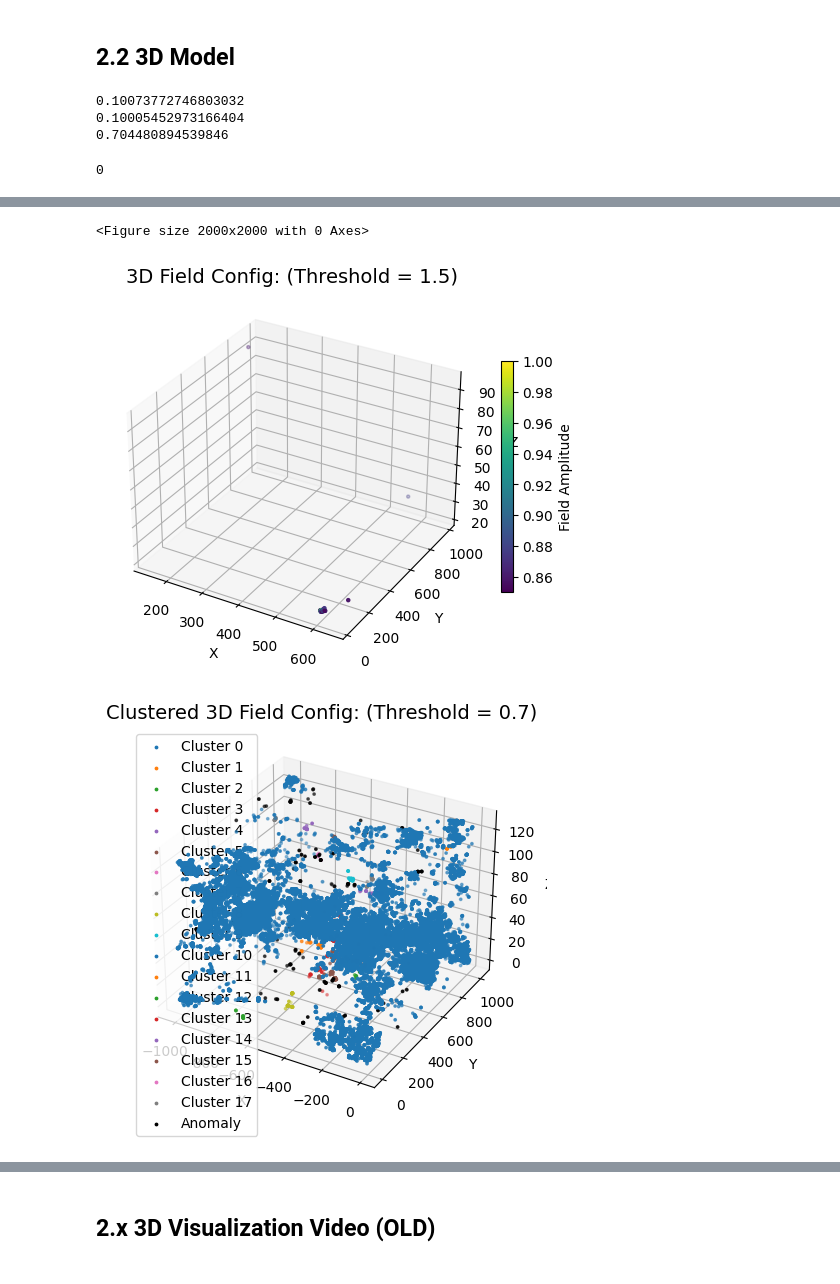
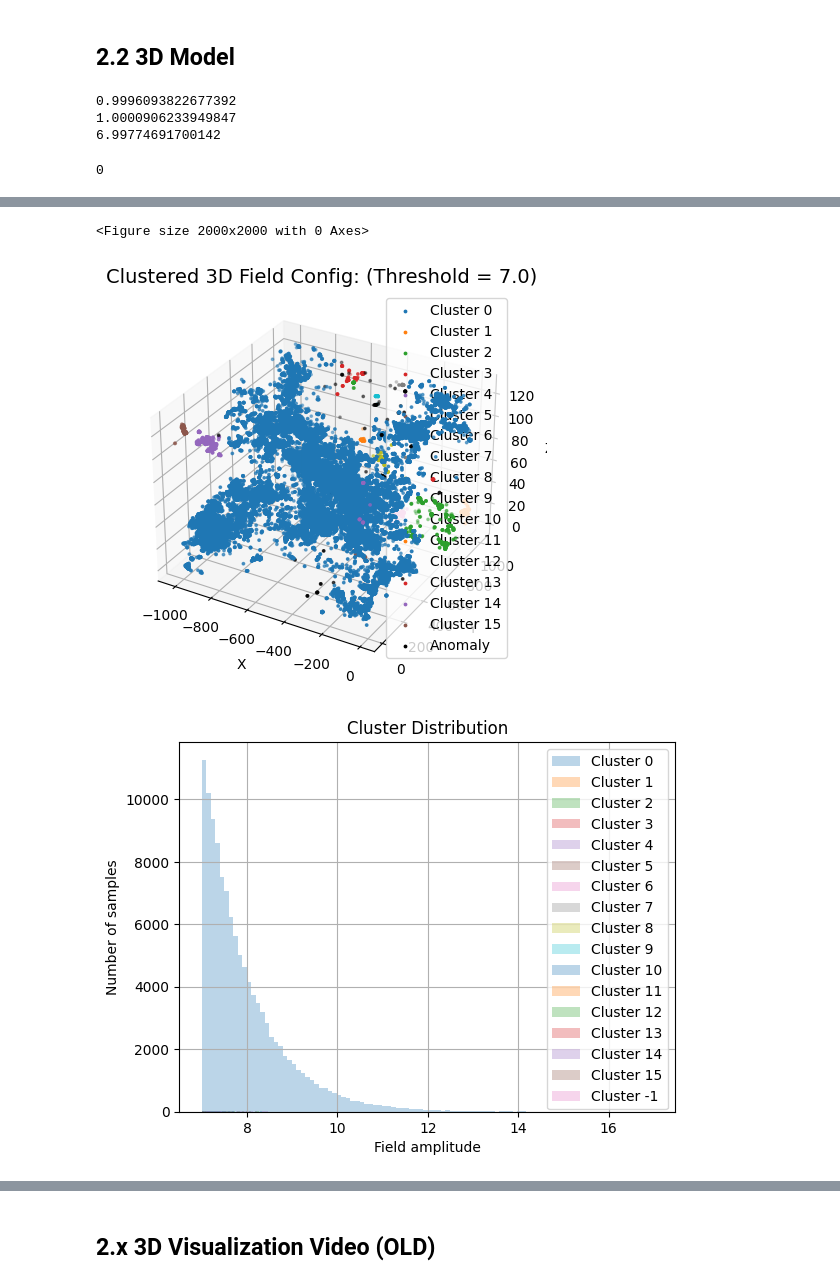
Before and after one commit to khchoi-physik/pbh_simulations, a Jupyter notebook: GRF_v3.ipynb, the cells around one changed output, grey strips where cells are left out. Saved outputs shown, nothing was run; the diff lists cells and outputs as text; code cells hidden in the pictures.

```diff
--- a/GRF_v3.ipynb
+++ b/GRF_v3.ipynb
@@ -648,7 +648,7 @@ chunk_size = 2**8
 mean = 0      # Mean
 std_dev = 1   # Standard deviation
 # Parameters for exponential decay
-decay_rate = 10
+decay_rate = 1
 # %% [markdown]
 ## 2.1 2D Model
 # %%
@@ -751,15 +751,15 @@ print(sigma_cutoff_3d)
 del grf, all_points_3d
 gc.collect()
 # %% [output]
-0.10073772746803032
-0.10005452973166404
-0.704480894539846
+0.9996093822677392
+1.0000906233949847
+6.99774691700142
 0
 # %%
 # @title 3D Visualization and Clustering
 threshold_ratio = 0.85
 plot_exprf_2d(exprf[:,:,0], ratio= threshold_ratio, min_val=0, max_val= 1 ) # Exponentially distorted field
-plot_3d_scatter_field(exprf, threshold = threshold_ratio)
+#plot_3d_scatter_field(exprf, threshold = threshold_ratio)
 dbscan_3d, mask_3d, positions_3d = DB_SCAN_3D(exprf, 45, 10, sigma_cutoff_3d)
 all_cluster_field_values = cluster_distribution_3d(exprf, dbscan_3d.labels_, positions_3d)
 # %% [output]
@@ -767,3 +767,3 @@ all_cluster_field_values = cluster_distribution_3d(exprf, dbscan_3d.labels_, pos
 <Figure size 2000x2000 with 0 Axes>
-[figure, old version]
+[figure, new version]
-[figure, old version]
+[figure, new version]
```
Also changed, not shown: parts of 6 cells of this notebook.
